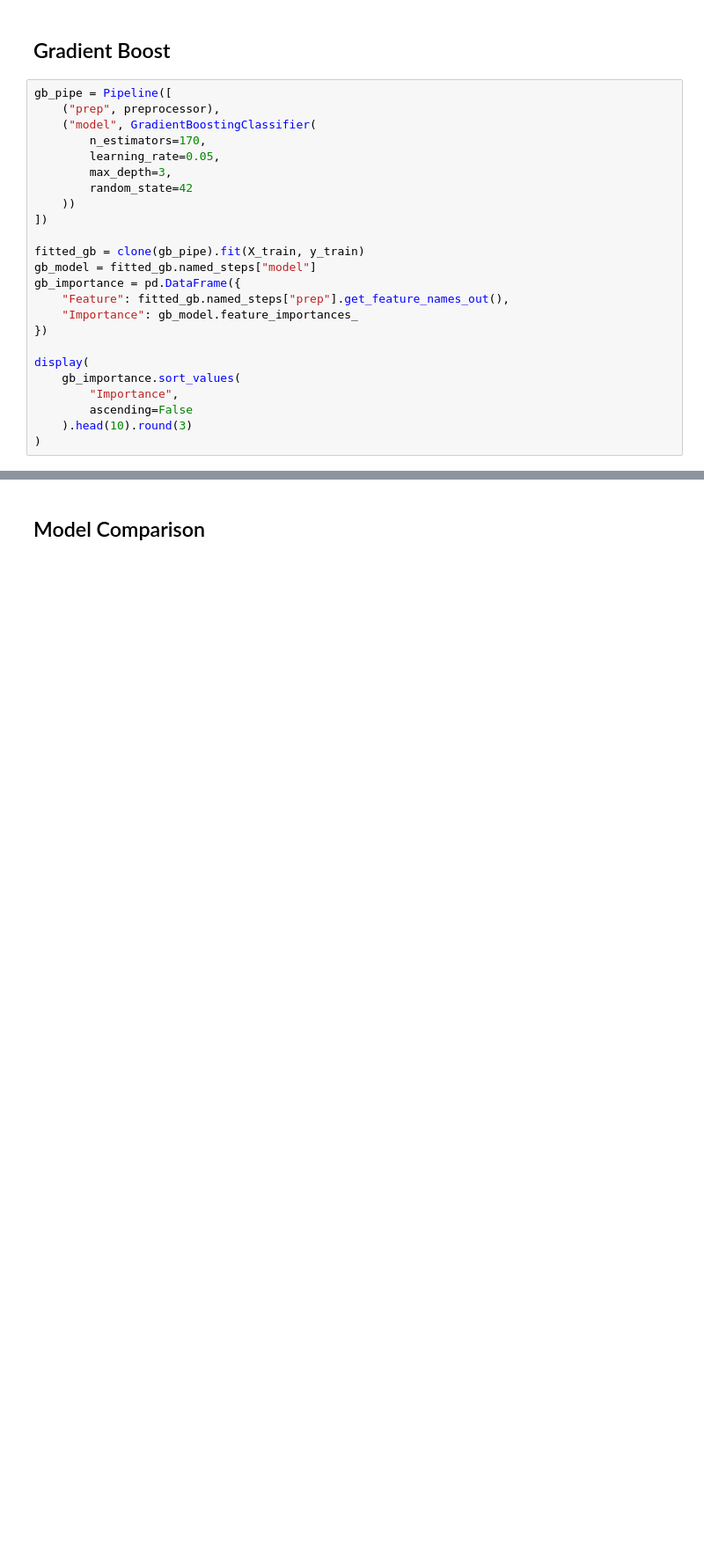
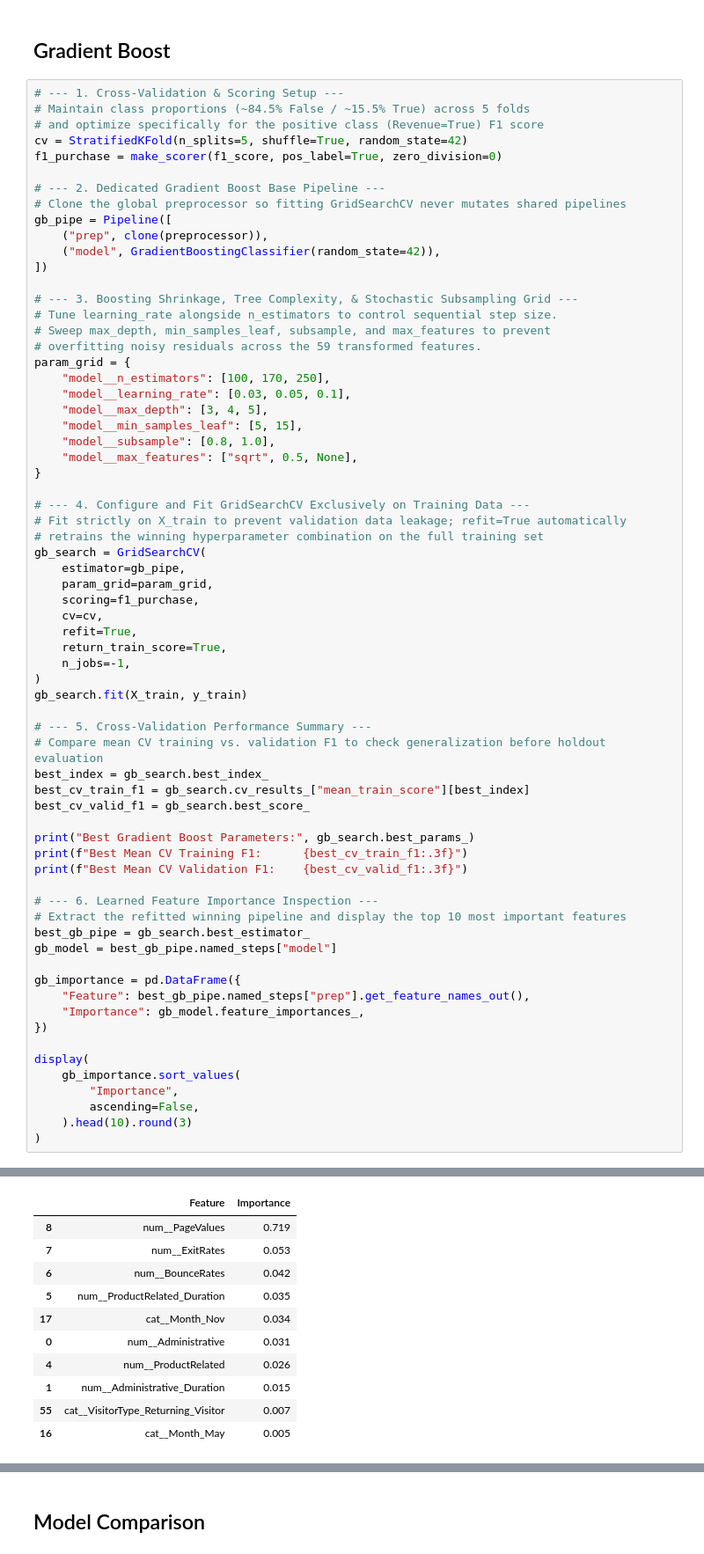
Before and after one commit to Lvl-Up-Slime/CAI_4105_2026_Fall_Team_6, a Jupyter notebook: challenge2/Challenge2.ipynb, the cells around one changed output, grey strips where cells are left out. Shown at 88% size. Cells and saved outputs as stored; diff of their text form; blank space fills up the shorter version.

```diff
--- a/challenge2/Challenge2.ipynb
+++ b/challenge2/Challenge2.ipynb
@@ -478,26 +903,70 @@ display(
 # %% [markdown]
 ## Gradient Boost
 # %%
+# --- 1. Cross-Validation & Scoring Setup ---
+# Maintain class proportions (~84.5% False / ~15.5% True) across 5 folds
+# and optimize specifically for the positive class (Revenue=True) F1 score
+cv = StratifiedKFold(n_splits=5, shuffle=True, random_state=42)
+f1_purchase = make_scorer(f1_score, pos_label=True, zero_division=0)
+
+# --- 2. Dedicated Gradient Boost Base Pipeline ---
+# Clone the global preprocessor so fitting GridSearchCV never mutates shared pipelines
 gb_pipe = Pipeline([
-    ("prep", preprocessor),
-    ("model", GradientBoostingClassifier(
-        n_estimators=170,
-        learning_rate=0.05,
-        max_depth=3,
-        random_state=42
-    ))
+    ("prep", clone(preprocessor)),
+    ("model", GradientBoostingClassifier(random_state=42)),
 ])
 
-fitted_gb = clone(gb_pipe).fit(X_train, y_train)
-gb_model = fitted_gb.named_steps["model"]
+# --- 3. Boosting Shrinkage, Tree Complexity, & Stochastic Subsampling Grid ---
+# Tune learning_rate alongside n_estimators to control sequential step size.
+# Sweep max_depth, min_samples_leaf, subsample, and max_features to prevent
+# overfitting noisy residuals across the 59 transformed features.
+param_grid = {
+    "model__n_estimators": [100, 170, 250],
+    "model__learning_rate": [0.03, 0.05, 0.1],
+    "model__max_depth": [3, 4, 5],
+    "model__min_samples_leaf": [5, 15],
+    "model__subsample": [0.8, 1.0],
+    "model__max_features": ["sqrt", 0.5, None],
+}
+
+# --- 4. Configure and Fit GridSearchCV Exclusively on Training Data ---
+# Fit strictly on X_train to prevent validation data leakage; refit=True automatically
+# retrains the winning hyperparameter combination on the full training set
+gb_search = GridSearchCV(
+    estimator=gb_pipe,
+    param_grid=param_grid,
+    scoring=f1_purchase,
+    cv=cv,
+    refit=True,
+    return_train_score=True,
+    n_jobs=-1,
+)
+gb_search.fit(X_train, y_train)
+
+# --- 5. Cross-Validation Performance Summary ---
+# Compare mean CV training vs. validation F1 to check generalization before holdout evaluation
+best_index = gb_search.best_index_
+best_cv_train_f1 = gb_search.cv_results_["mean_train_score"][best_index]
+best_cv_valid_f1 = gb_search.best_score_
+
+print("Best Gradient Boost Parameters:", gb_search.best_params_)
+print(f"Best Mean CV Training F1:      {best_cv_train_f1:.3f}")
+print(f"Best Mean CV Validation F1:    {best_cv_valid_f1:.3f}")
+
+# --- 6. Learned Feature Importance Inspection ---
+# Extract the refitted winning pipeline and display the top 10 most important features
+best_gb_pipe = gb_search.best_estimator_
+gb_model = best_gb_pipe.named_steps["model"]
+
 gb_importance = pd.DataFrame({
-    "Feature": fitted_gb.named_steps["prep"].get_feature_names_out(),
-    "Importance": gb_model.feature_importances_
+    "Feature": best_gb_pipe.named_steps["prep"].get_feature_names_out(),
+    "Importance": gb_model.feature_importances_,
 })
 
 display(
     gb_importance.sort_values(
         "Importance",
-        ascending=False
+        ascending=False,
     ).head(10).round(3)
 )
+# %% [output]
@@ -503,0 +976,11 @@ display(
+|  | Feature | Importance |
+| 8 | num__PageValues | 0.719 |
+| 7 | num__ExitRates | 0.053 |
+| 6 | num__BounceRates | 0.042 |
+| 5 | num__ProductRelated_Duration | 0.035 |
+| 17 | cat__Month_Nov | 0.034 |
+| 0 | num__Administrative | 0.031 |
+| 4 | num__ProductRelated | 0.026 |
+| 1 | num__Administrative_Duration | 0.015 |
+| 55 | cat__VisitorType_Returning_Visitor | 0.007 |
+| 16 | cat__Month_May | 0.005 |
```
Also changed, not shown: parts of 16 cells of this notebook.
